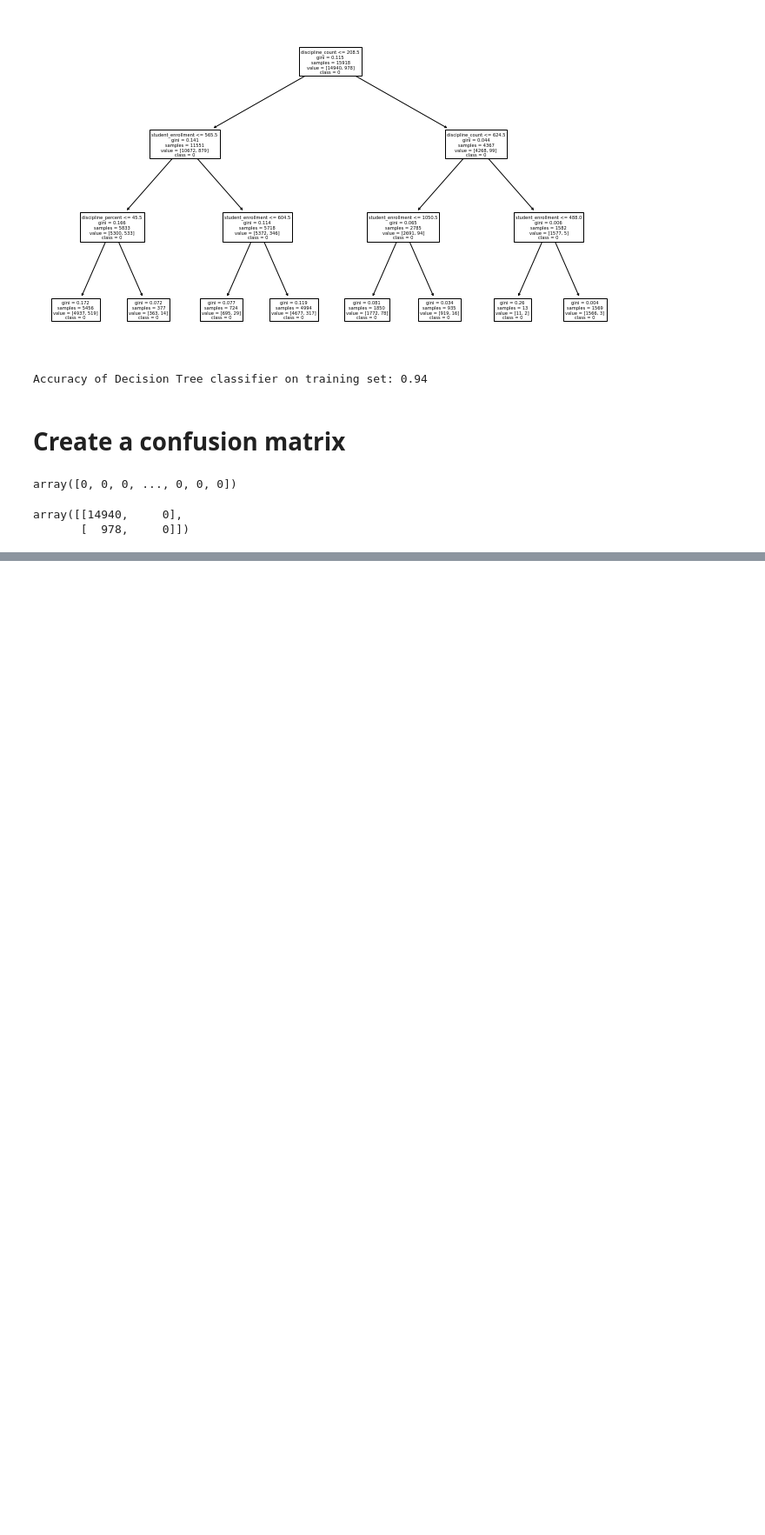
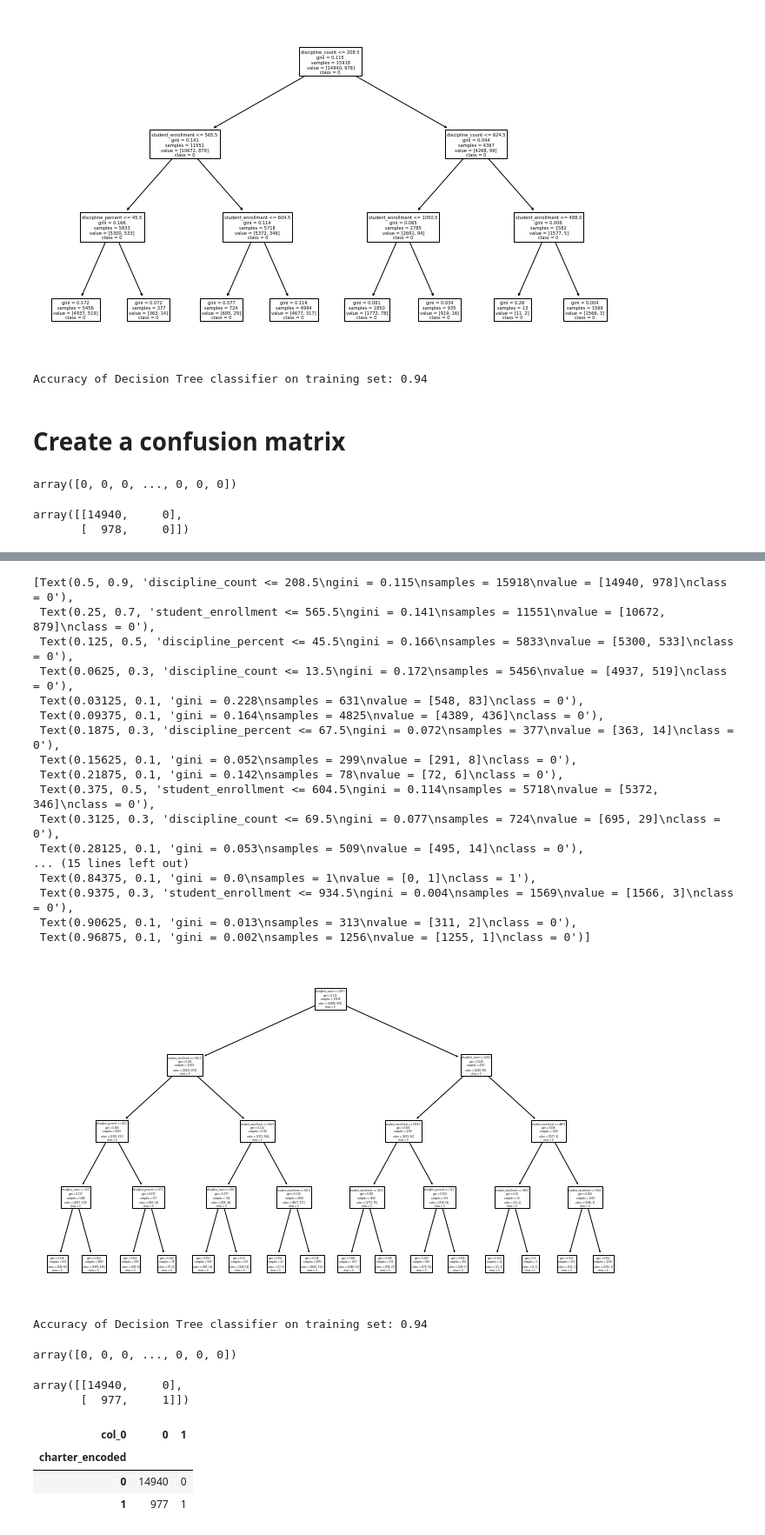
Before and after one commit to raedownen/independent_classification, a Jupyter notebook: notebook.ipynb, the cells around one changed output, grey strips where cells are left out. Shown at 87% size. Drawn from its saved outputs; the diff is of its cells as text; code cells hidden in the pictures; blank space fills up the shorter version.

```diff
--- a/notebook.ipynb
+++ b/notebook.ipynb
@@ -594,3 +596,3 @@ X_test_scaled['baseline_prediction'] = 0
 # %%
 # Create the decision tree object and specify hyperparams
-tree = DecisionTreeClassifier(max_depth = 3, random_state=123)
+tree3 = DecisionTreeClassifier(max_depth = 3, random_state=123)
@@ -601,8 +599,8 @@ DecisionTreeClassifier(max_depth=3, random_state=123)
 # %%
-tree.fit(X_train_scaled, y_train)
+tree3.fit(X_train_scaled, y_train)
 
 # Rudimentary visualization of model structure
-print(export_text(tree, feature_names=X_train_scaled.columns.tolist()))
+print(export_text(tree3, feature_names=X_train_scaled.columns.tolist()))
 # %% [output]
 |--- discipline_count <= 208.50
 |   |--- student_enrollment <= 565.50
@@ -691,0 +692,3 @@ weighted avg       0.88      0.94      0.91     15918
+# %%
+# Create the decision tree object and specify hyperparams
+tree4 = DecisionTreeClassifier(max_depth = 4, random_state=123)
@@ -691,0 +699,2 @@ weighted avg       0.88      0.94      0.91     15918
+# %%
+tree4.fit(X_train_scaled, y_train)
@@ -691,0 +724,24 @@ weighted avg       0.88      0.94      0.91     15918
+# %%
+# Visualize the tree
+plt.figure(figsize=(12, 7))
+plot_tree(tree4, feature_names=X_train_scaled.columns, class_names=tree4.classes_.astype(str))
+#plt.show()
+# %% [output]
+[Text(0.5, 0.9, 'discipline_count <= 208.5\ngini = 0.115\nsamples = 15918\nvalue = [14940, 978]\nclass = 0'),
+ Text(0.25, 0.7, 'student_enrollment <= 565.5\ngini = 0.141\nsamples = 11551\nvalue = [10672, 879]\nclass = 0'),
+ Text(0.125, 0.5, 'discipline_percent <= 45.5\ngini = 0.166\nsamples = 5833\nvalue = [5300, 533]\nclass = 0'),
+ Text(0.0625, 0.3, 'discipline_count <= 13.5\ngini = 0.172\nsamples = 5456\nvalue = [4937, 519]\nclass = 0'),
+ Text(0.03125, 0.1, 'gini = 0.228\nsamples = 631\nvalue = [548, 83]\nclass = 0'),
+ Text(0.09375, 0.1, 'gini = 0.164\nsamples = 4825\nvalue = [4389, 436]\nclass = 0'),
+ Text(0.1875, 0.3, 'discipline_percent <= 67.5\ngini = 0.072\nsamples = 377\nvalue = [363, 14]\nclass = 0'),
+ Text(0.15625, 0.1, 'gini = 0.052\nsamples = 299\nvalue = [291, 8]\nclass = 0'),
+ Text(0.21875, 0.1, 'gini = 0.142\nsamples = 78\nvalue = [72, 6]\nclass = 0'),
+ Text(0.375, 0.5, 'student_enrollment <= 604.5\ngini = 0.114\nsamples = 5718\nvalue = [5372, 346]\nclass = 0'),
+ Text(0.3125, 0.3, 'discipline_count <= 69.5\ngini = 0.077\nsamples = 724\nvalue = [695, 29]\nclass = 0'),
+ Text(0.28125, 0.1, 'gini = 0.053\nsamples = 509\nvalue = [495, 14]\nclass = 0'),
+... (15 lines left out)
+ Text(0.84375, 0.1, 'gini = 0.0\nsamples = 1\nvalue = [0, 1]\nclass = 1'),
+ Text(0.9375, 0.3, 'student_enrollment <= 934.5\ngini = 0.004\nsamples = 1569\nvalue = [1566, 3]\nclass = 0'),
+ Text(0.90625, 0.1, 'gini = 0.013\nsamples = 313\nvalue = [311, 2]\nclass = 0'),
+ Text(0.96875, 0.1, 'gini = 0.002\nsamples = 1256\nvalue = [1255, 1]\nclass = 0')]
+[figure, added]
@@ -691,0 +752,9 @@ weighted avg       0.88      0.94      0.91     15918
+# %%
+print('Accuracy of Decision Tree classifier on training set: {:.2f}'
+      .format(tree4.score(X_train_scaled, y_train)))
+# %% [output]
+Accuracy of Decision Tree classifier on training set: 0.94
+# %%
+tree4.predict(X_train_scaled)
+# %% [output]
+array([0, 0, 0, ..., 0, 0, 0])
@@ -691,0 +765,12 @@ weighted avg       0.88      0.94      0.91     15918
+# %%
+confusion_matrix(actual4, predictions4)
+# %% [output]
+array([[14940,     0],
+       [  977,     1]])
+# %%
+pd.crosstab(y_train['charter_encoded'], tree4.predict(X_train_scaled))
+# %% [output]
+| col_0 | 0 | 1 |
+| charter_encoded |  |  |
+| 0 | 14940 | 0 |
+| 1 | 977 | 1 |
```
Also changed, not shown: parts of 112 cells of this notebook.
